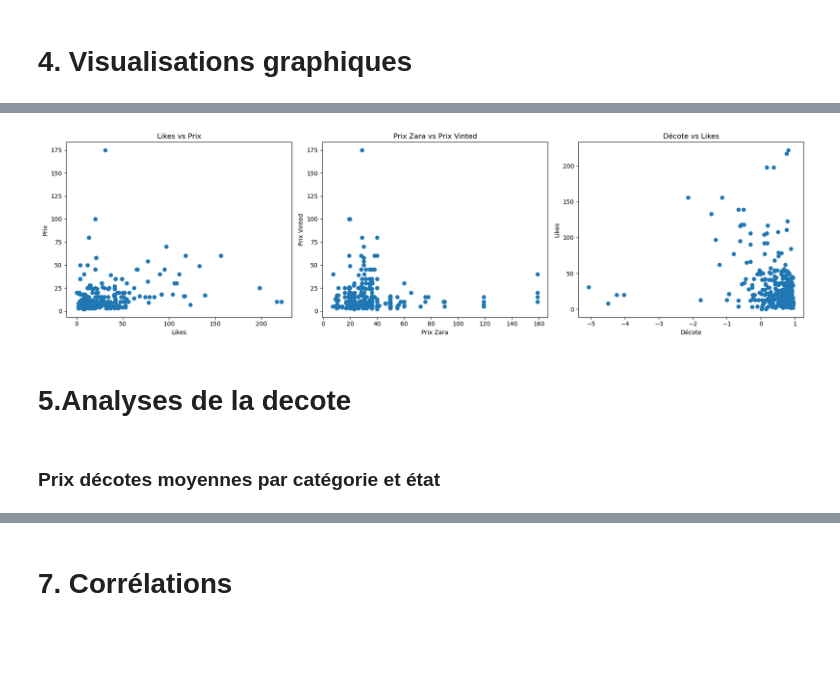
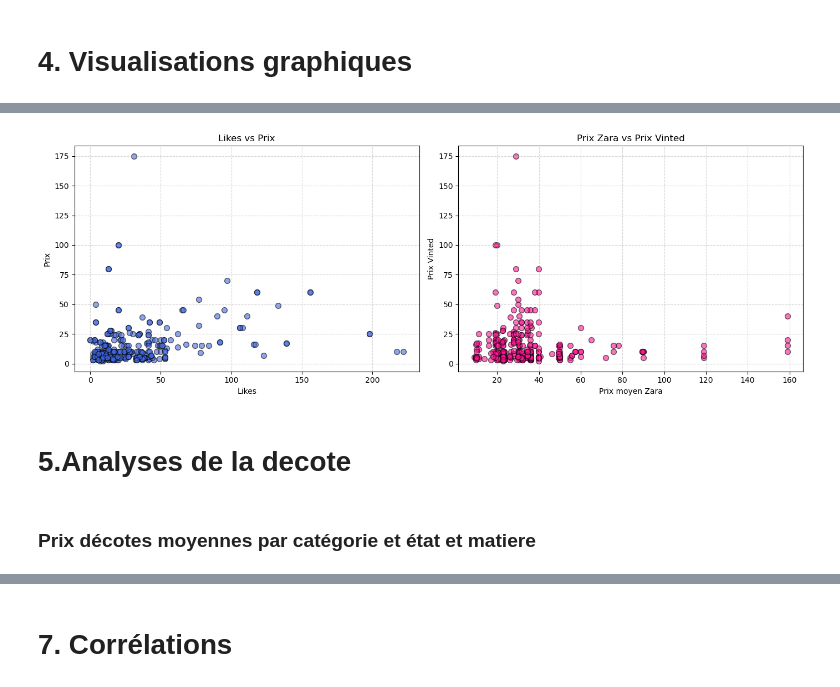
Before and after one commit to NourBouabid/Vinted-Zara-scrapping-et-analyse, a Jupyter notebook: Analyse_descriptives.ipynb, the cells around one changed output, grey strips where cells are left out. Drawn from its saved outputs; the diff is of its cells as text; code cells hidden in the pictures; blank space fills up the shorter version.

```diff
--- a/Analyse_descriptives.ipynb
+++ b/Analyse_descriptives.ipynb
@@ -112,42 +154,48 @@ plt.show()
 # %%
-fig, ax = plt.subplots(1, 3, figsize=(18,5))
+# Conversion en numérique
+Dataset_filtre["likes"] = pd.to_numeric(Dataset_filtre["likes"], errors="coerce")
+Dataset_filtre["prix"] = pd.to_numeric(Dataset_filtre["prix"], errors="coerce")
+Dataset_filtre["prix_moyen_zara"] = pd.to_numeric(Dataset_filtre["prix_moyen_zara"], errors="coerce")
+
+# Création de la figure avec 2 graphiques
+fig, ax = plt.subplots(1, 2, figsize=(14,5))
 
 # Likes vs Prix
 ax[0].scatter(
-    Dataset_final["likes"],
-    Dataset_final["prix"]
+    Dataset_filtre["likes"],
+    Dataset_filtre["prix"],
+    alpha=0.6,
+    s=50,
+    color="royalblue",
+    edgecolors="black"
 )
 
 ax[0].set_title("Likes vs Prix")
 ax[0].set_xlabel("Likes")
 ax[0].set_ylabel("Prix")
+ax[0].grid(True, linestyle="--", alpha=0.5)
 
-# Prix Zara vs Prix Vinted
+# Prix moyen Zara vs Prix
 ax[1].scatter(
-    Dataset_final["prix_moyen_zara"],
-    Dataset_final["prix"]
+    Dataset_filtre["prix_moyen_zara"],
+    Dataset_filtre["prix"],
+    alpha=0.6,
+    s=50,
+    color="deeppink",
+    edgecolors="black"
 )
 
 ax[1].set_title("Prix Zara vs Prix Vinted")
-ax[1].set_xlabel("Prix Zara")
+ax[1].set_xlabel("Prix moyen Zara")
 ax[1].set_ylabel("Prix Vinted")
-
-# Décote vs Likes
-ax[2].scatter(
-    Dataset_final["decote"],
-    Dataset_final["likes"]
-)
-
-ax[2].set_title("Décote vs Likes")
-ax[2].set_xlabel("Décote")
-ax[2].set_ylabel("Likes")
+ax[1].grid(True, linestyle="--", alpha=0.5)
 
 plt.tight_layout()
 plt.show()
 # %% [output]
-[figure, old version]
+[figure, new version]
 # %% [markdown]
 # 5.Analyses  de la decote
 # %% [markdown]
-### Prix  décotes moyennes par catégorie et état
+### Prix  décotes moyennes par catégorie et état et matiere
 # %%
```
Also changed, not shown: parts of 19 cells of this notebook.
